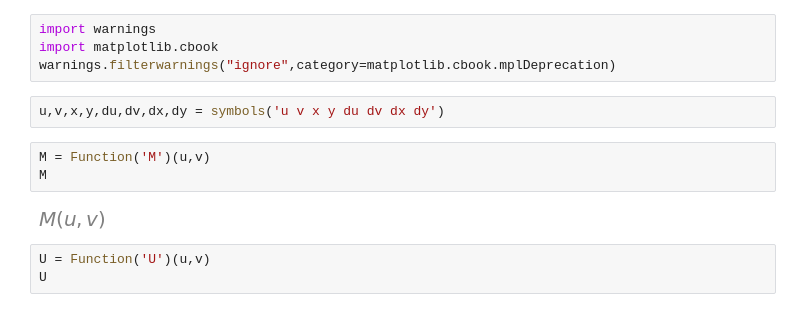
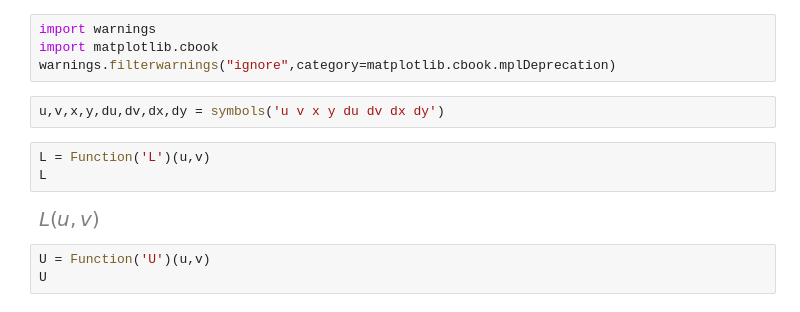
Before and after one commit to GeoffCope/General_Relativity_Python, a Jupyter notebook: EhlersKundtRosenMetric.ipynb, the cells around one changed output. Cells and saved outputs as stored; diff of their text form.

```diff
--- a/EhlersKundtRosenMetric.ipynb
+++ b/EhlersKundtRosenMetric.ipynb
@@ -29,10 +29,10 @@ warnings.filterwarnings("ignore",category=matplotlib.cbook.mplDeprecation)
 # %%
 u,v,x,y,du,dv,dx,dy = symbols('u v x y du dv dx dy')
 # %%
-M = Function('M')(u,v)
-M
+L = Function('L')(u,v)
+L
 # %% [output]
-[figure, old version]
+[figure, new version]
 # %%
 U = Function('U')(u,v)
 U
```
Also changed, not shown: parts of 6 cells of this notebook, 6 other files.
